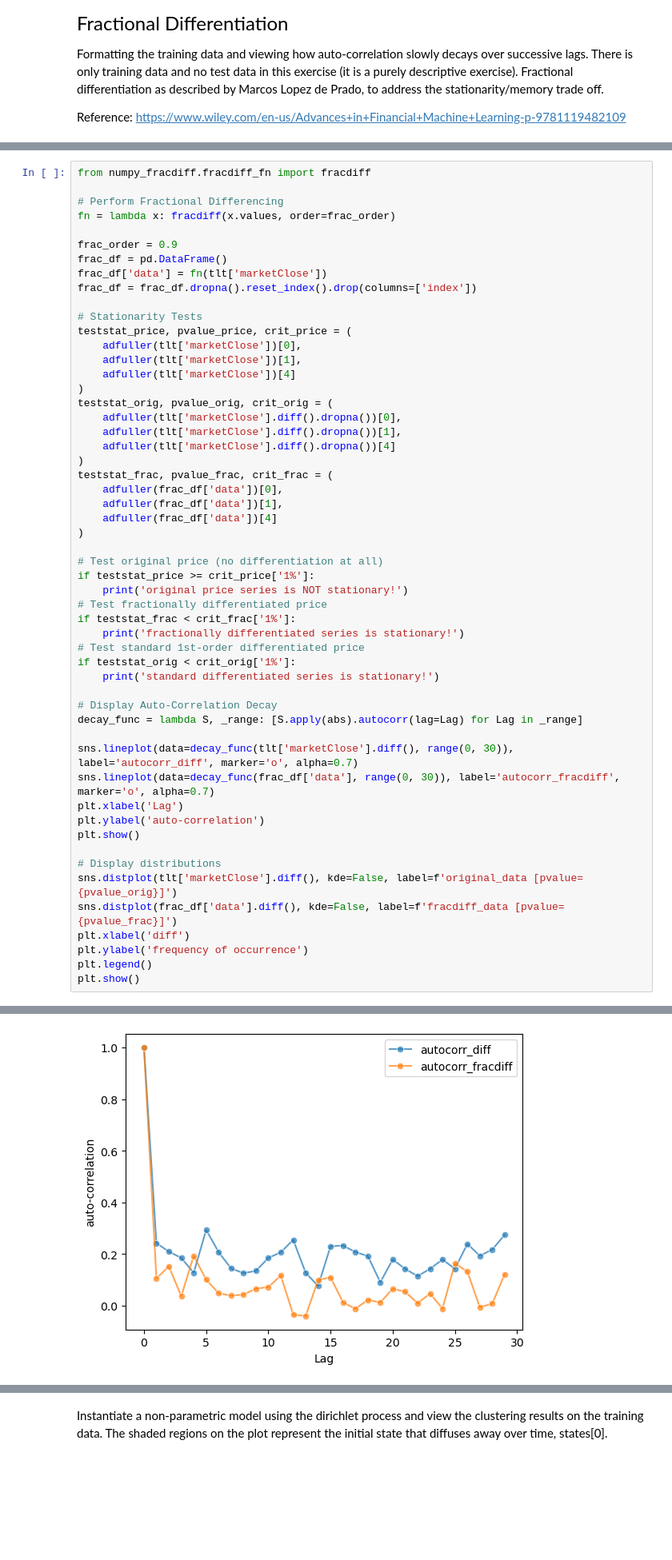
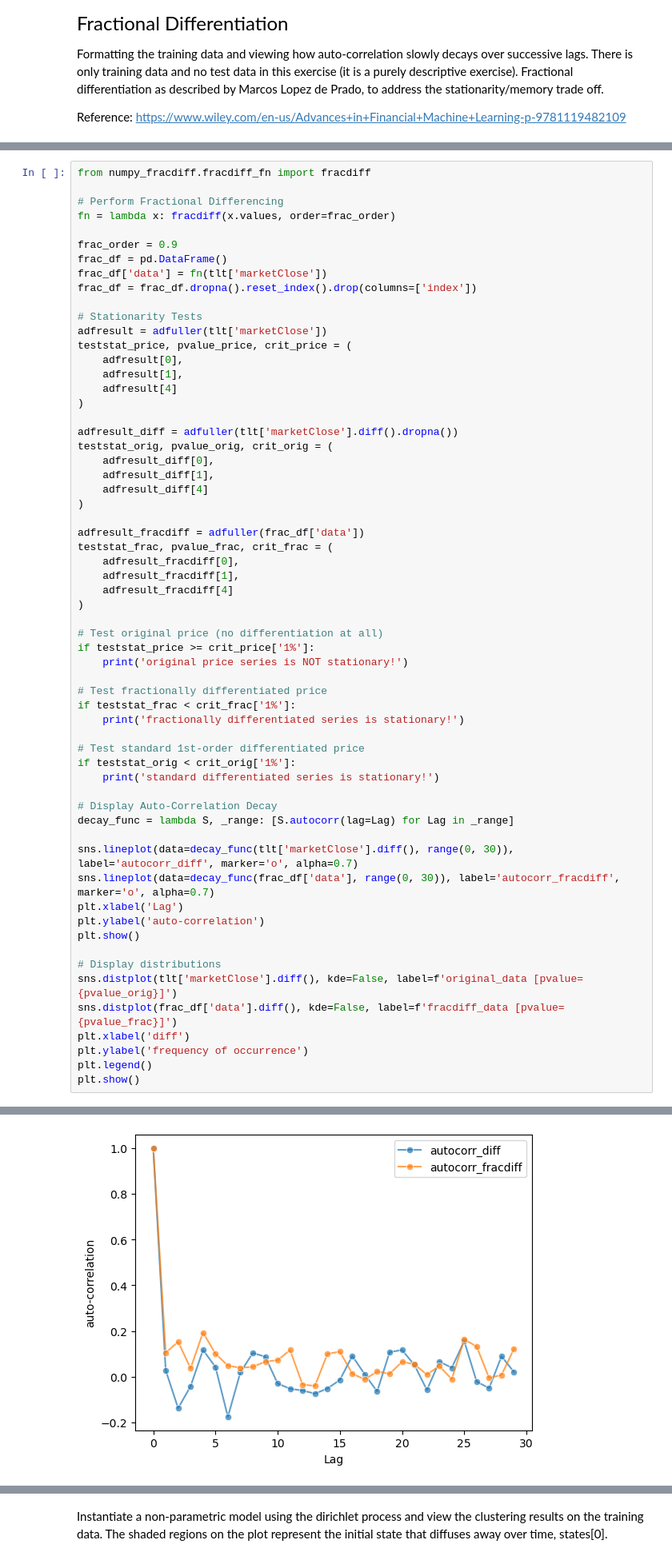
Before and after one commit to regimelab/notebooks, a Jupyter notebook: fractional_differentiation.ipynb, the cells around one changed output, grey strips where cells are left out. Shown at 80% size. Saved outputs shown, nothing was run; the diff lists cells and outputs as text; blank space fills up the shorter version.

Commit message:
Update ADF test logic / fix auto-correlation plots

```diff
--- a/fractional_differentiation.ipynb
+++ b/fractional_differentiation.ipynb
@@ -70,53 +70,60 @@ frac_df['data'] = fn(tlt['marketClose'])
 frac_df = frac_df.dropna().reset_index().drop(columns=['index'])
 
 # Stationarity Tests
+adfresult = adfuller(tlt['marketClose'])
 teststat_price, pvalue_price, crit_price = (
-    adfuller(tlt['marketClose'])[0],
-    adfuller(tlt['marketClose'])[1],
-    adfuller(tlt['marketClose'])[4]
+    adfresult[0],
+    adfresult[1],
+    adfresult[4]
 )
+
+adfresult_diff = adfuller(tlt['marketClose'].diff().dropna())
 teststat_orig, pvalue_orig, crit_orig = (
-    adfuller(tlt['marketClose'].diff().dropna())[0],
-    adfuller(tlt['marketClose'].diff().dropna())[1],
-    adfuller(tlt['marketClose'].diff().dropna())[4]
+    adfresult_diff[0],
+    adfresult_diff[1],
+    adfresult_diff[4]
 )
+
+adfresult_fracdiff = adfuller(frac_df['data'])
 teststat_frac, pvalue_frac, crit_frac = (
-    adfuller(frac_df['data'])[0],
-    adfuller(frac_df['data'])[1],
-    adfuller(frac_df['data'])[4]
+    adfresult_fracdiff[0],
+    adfresult_fracdiff[1],
+    adfresult_fracdiff[4]
 )
 
 # Test original price (no differentiation at all)
 if teststat_price >= crit_price['1%']:
     print('original price series is NOT stationary!')
+
 # Test fractionally differentiated price
 if teststat_frac < crit_frac['1%']:
     print('fractionally differentiated series is stationary!')
+
 # Test standard 1st-order differentiated price
 if teststat_orig < crit_orig['1%']:
     print('standard differentiated series is stationary!')
 
 # Display Auto-Correlation Decay
-decay_func = lambda S, _range: [S.apply(abs).autocorr(lag=Lag) for Lag in _range]
+decay_func = lambda S, _range: [S.autocorr(lag=Lag) for Lag in _range]
 
 sns.lineplot(data=decay_func(tlt['marketClose'].diff(), range(0, 30)), label='autocorr_diff', marker='o', alpha=0.7)
 sns.lineplot(data=decay_func(frac_df['data'], range(0, 30)), label='autocorr_fracdiff', marker='o', alpha=0.7)
 plt.xlabel('Lag')
 plt.ylabel('auto-correlation')
 plt.show()
 
 # Display distributions
 sns.distplot(tlt['marketClose'].diff(), kde=False, label=f'original_data [pvalue={pvalue_orig}]')
 sns.distplot(frac_df['data'].diff(), kde=False, label=f'fracdiff_data [pvalue={pvalue_frac}]')
 plt.xlabel('diff')
 plt.ylabel('frequency of occurrence')
 plt.legend()
 plt.show()
 # %% [output]
 original price series is NOT stationary!
 fractionally differentiated series is stationary!
 standard differentiated series is stationary!
-[figure, old version]
+[figure, new version]
 [figure]
 # %% [markdown]
 Instantiate a non-parametric model using the dirichlet process and view the clustering results on the training data. The shaded regions on the plot represent the initial state that diffuses away over time, states[0].
```
Also changed, not shown: parts of 2 cells of this notebook.
